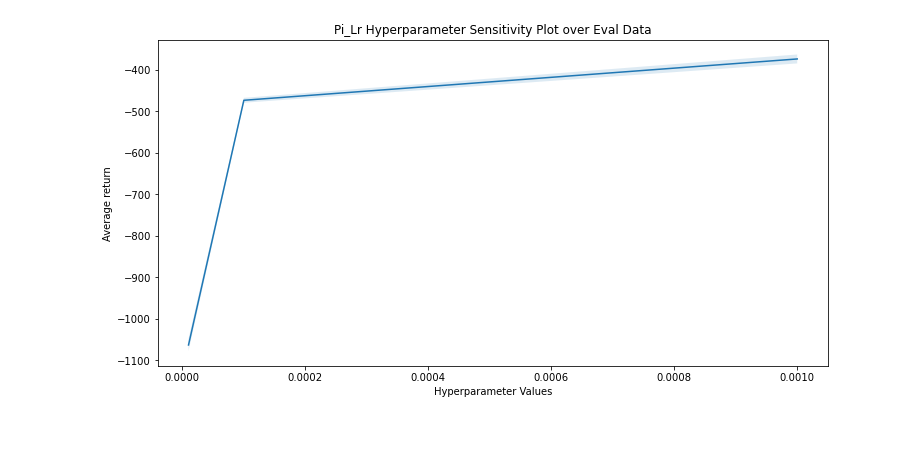
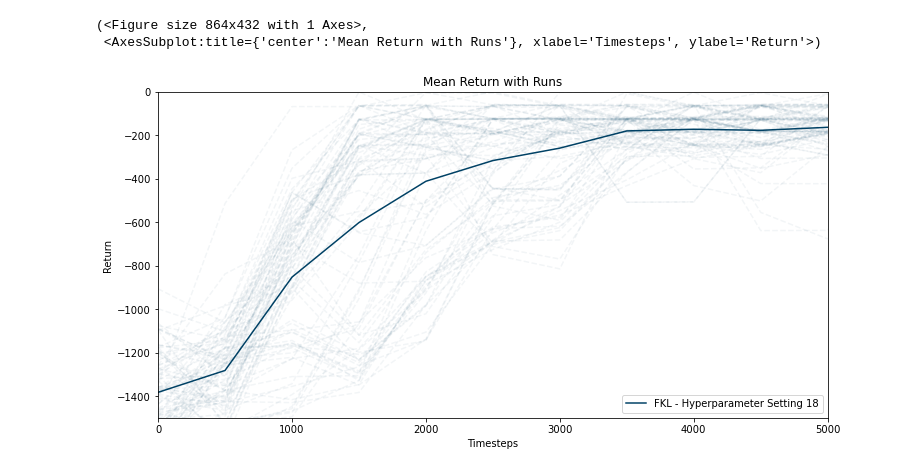
Before and after one commit to samuelfneumann/RLControl, a Jupyter notebook: plots.ipynb, the cells around one changed output. Drawn from its saved outputs; the diff is of its cells as text; code cells hidden in the pictures; blank space fills up the shorter version.

```diff
--- a/plots.ipynb
+++ b/plots.ipynb
@@ -51,6 +53,7 @@ plot.plot_mean_with_stderr(data, "train", [9, 11, 14, 30], smooth_over=1)
-# %%
-# These currently fail because we don't have a full sweep over the hyperparameters and so the plot looks for something that doesn't exist
-
-plot.hyperparam_sensitivity_plot_by_settings_index(data, "eval", "pi_lr", 9)
-# %% [output]
-[figure, removed]
+# %%
+plot.plot_mean_with_runs([data_fkl], "eval", [[18]], colours=[["#004165"]], smooth_over=[2], names=["FKL"], xlim=[0, 5000],
+ylim=[-1500, 0], alpha=0.05)
+# %% [output]
+(<Figure size 864x432 with 1 Axes>,
+ <AxesSubplot:title={'center':'Mean Return with Runs'}, xlabel='Timesteps', ylabel='Return'>)
+[figure, added]
```
Also changed, not shown: parts of 12 cells of this notebook, 2 other files.
